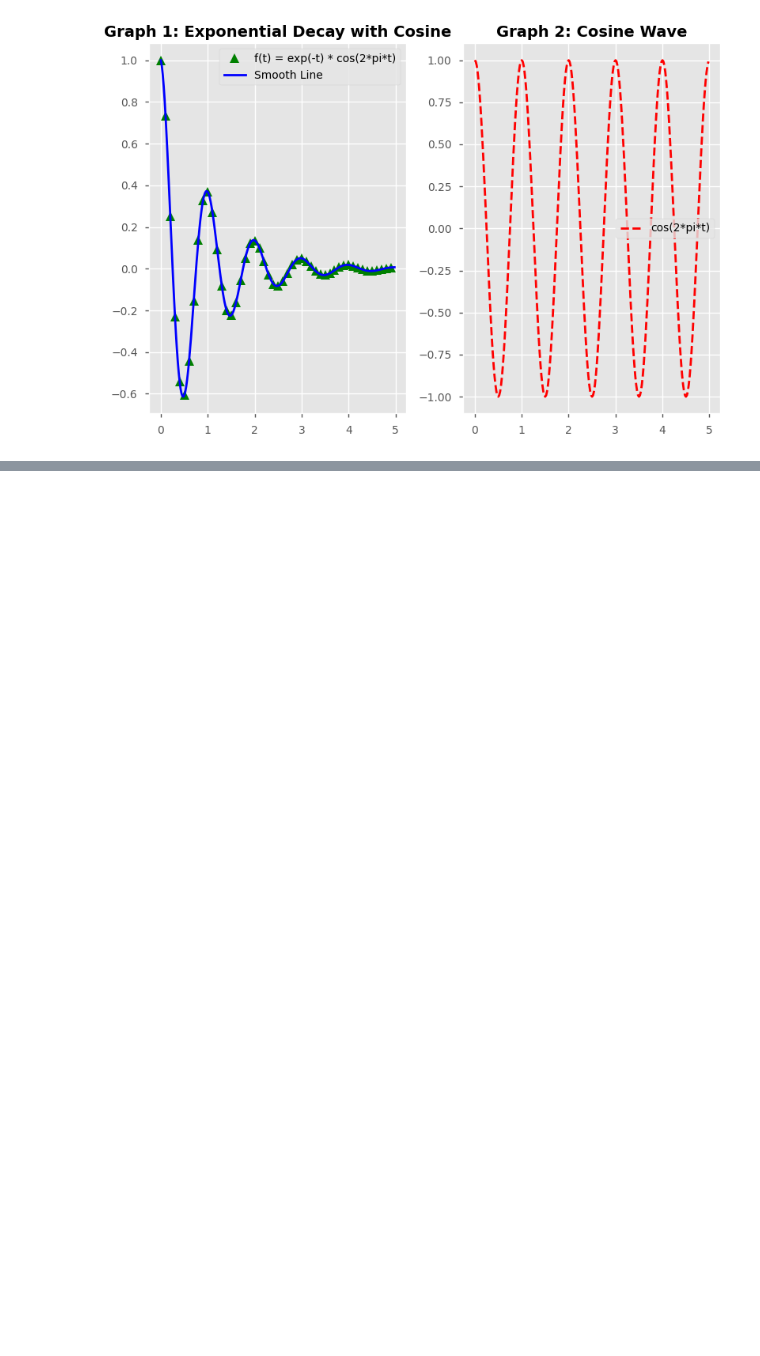
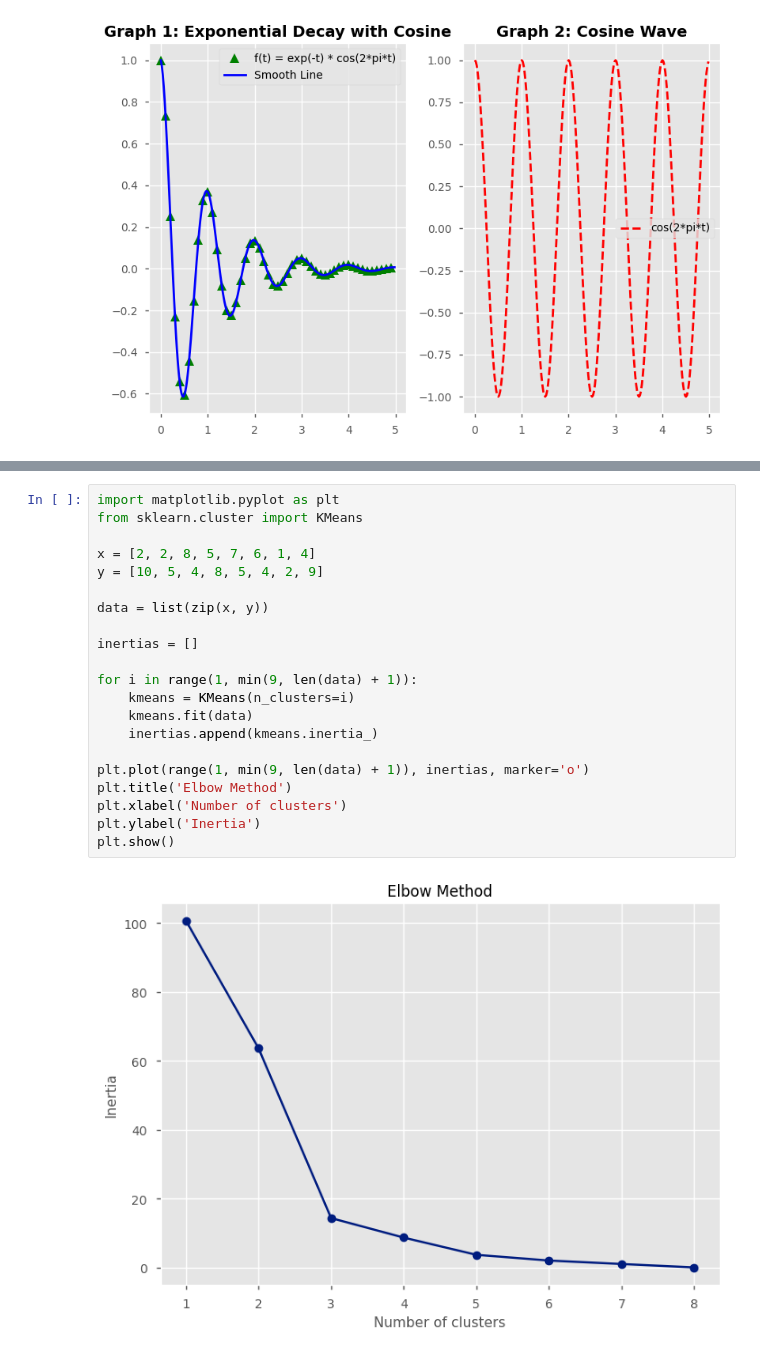
Before and after one commit to Hasan132002/Data-Analysis, a Jupyter notebook: TTDM.ipynb, the cells around one changed output, grey strips where cells are left out. Drawn from its saved outputs; the diff is of its cells as text; blank space fills up the shorter version.

```diff
--- a/TTDM.ipynb
+++ b/TTDM.ipynb
@@ -493,0 +558,23 @@ plt.show()
+# %%
+import matplotlib.pyplot as plt
+from sklearn.cluster import KMeans
+
+x = [2, 2, 8, 5, 7, 6, 1, 4]
+y = [10, 5, 4, 8, 5, 4, 2, 9]
+
+data = list(zip(x, y))
+
+inertias = []
+
+for i in range(1, min(9, len(data) + 1)):
+    kmeans = KMeans(n_clusters=i)
+    kmeans.fit(data)
+    inertias.append(kmeans.inertia_)
+
+plt.plot(range(1, min(9, len(data) + 1)), inertias, marker='o')
+plt.title('Elbow Method')
+plt.xlabel('Number of clusters')
+plt.ylabel('Inertia')
+plt.show()
+# %% [output]
+[figure, added]
```
Also changed, not shown: parts of 5 cells of this notebook.
